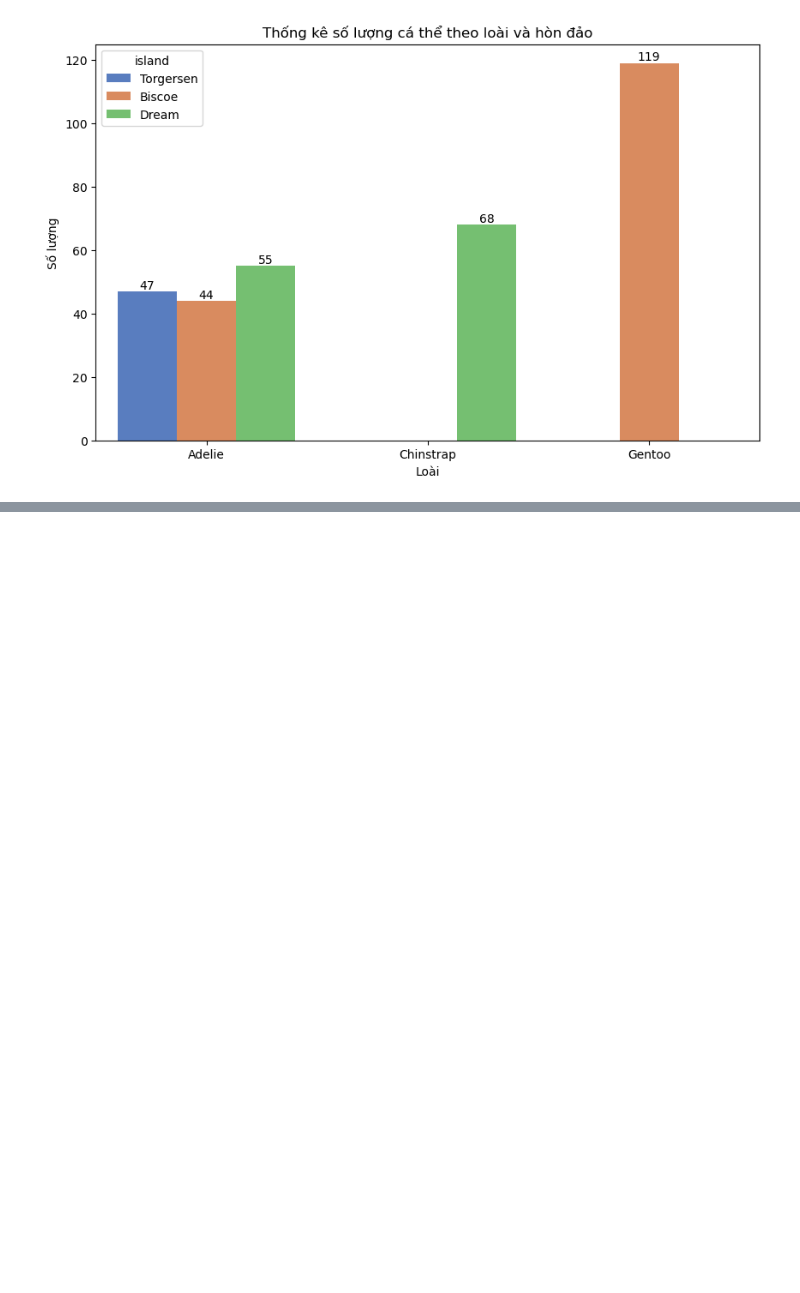
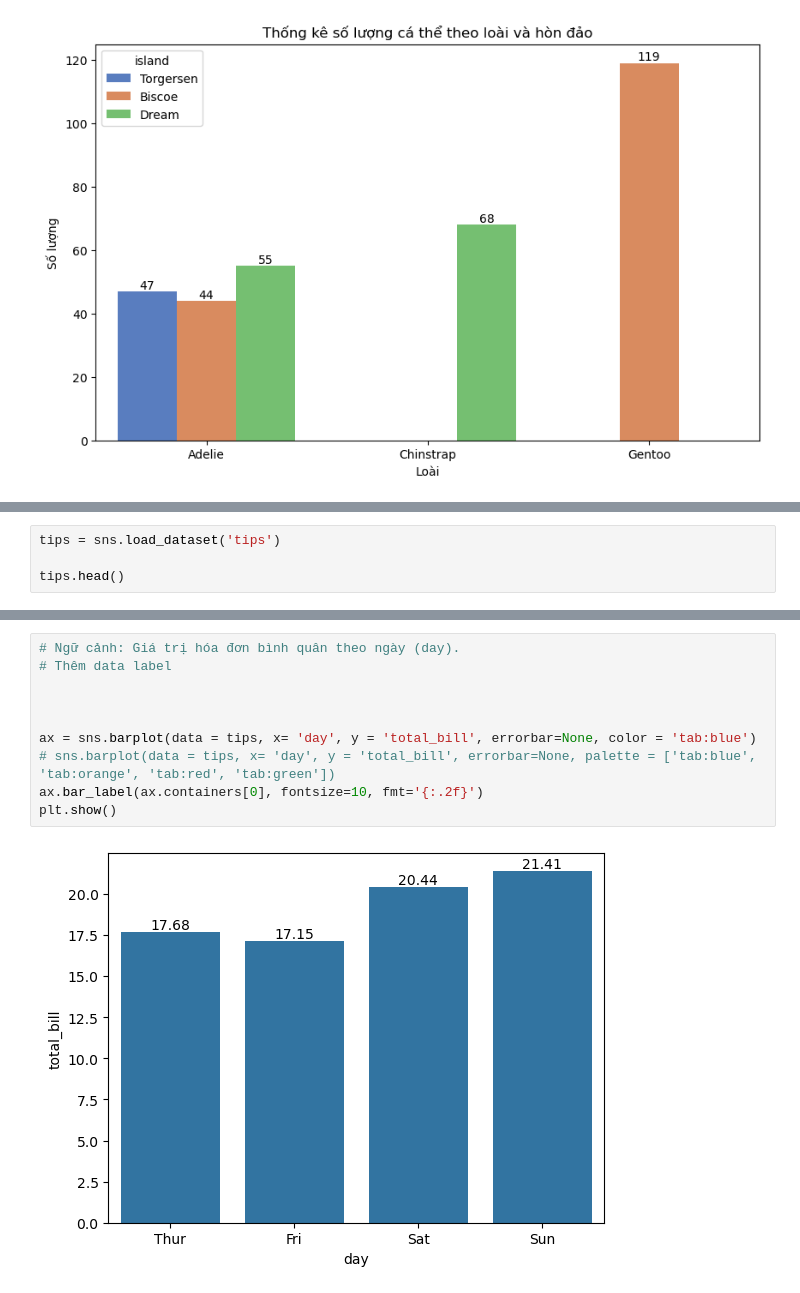
Before and after one commit to minhhi68/python-seaborn, a Jupyter notebook: demo.ipynb, the cells around one changed output, grey strips where cells are left out. Cells and saved outputs as stored; diff of their text form; blank space fills up the shorter version.

```diff
--- a/demo.ipynb
+++ b/demo.ipynb
@@ -1074,0 +1077,4 @@ plt.show()
+# %%
+tips = sns.load_dataset('tips')
+
+tips.head()
@@ -1074,0 +1119,12 @@ plt.show()
+# %%
+# Ngữ cảnh: Giá trị hóa đơn bình quân theo ngày (day).
+# Thêm data label
+
+
+
+ax = sns.barplot(data = tips, x= 'day', y = 'total_bill', errorbar=None, color = 'tab:blue')
+# sns.barplot(data = tips, x= 'day', y = 'total_bill', errorbar=None, palette = ['tab:blue', 'tab:orange', 'tab:red', 'tab:green'])
+ax.bar_label(ax.containers[0], fontsize=10, fmt='{:.2f}')
+plt.show()
+# %% [output]
+[figure, added]
```
Also changed, not shown: parts of 27 cells of this notebook.
